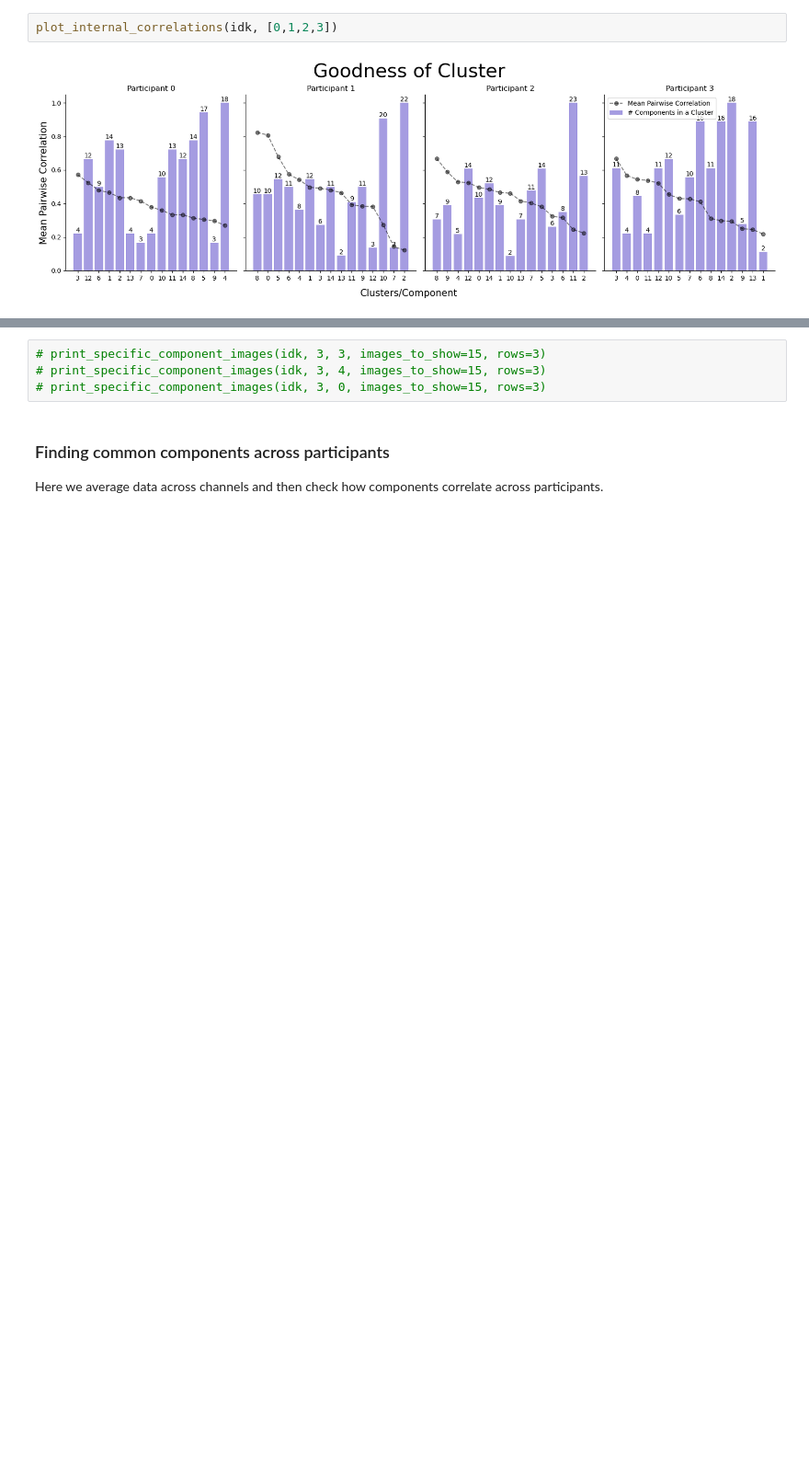
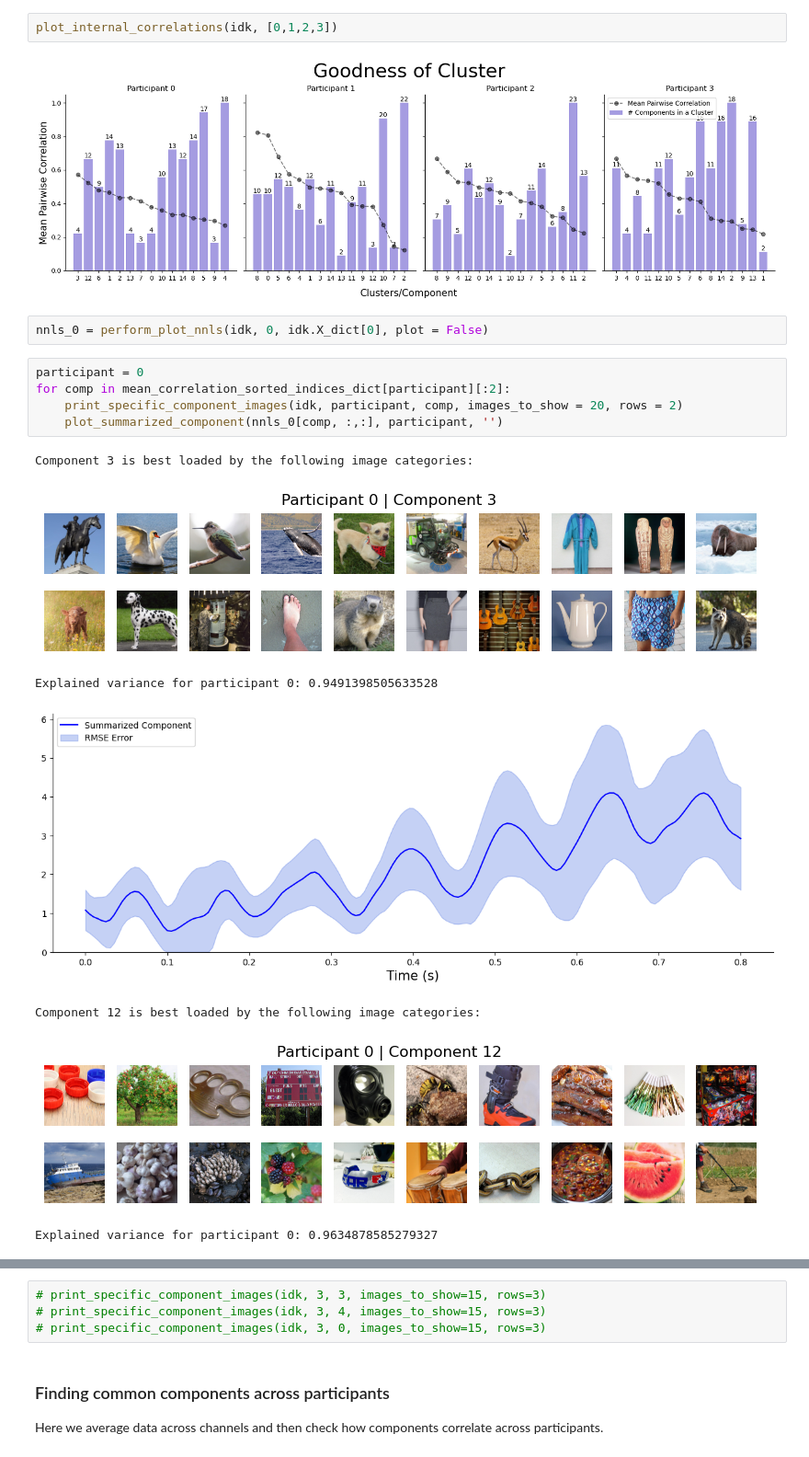
Before and after one commit to AtharvSuryawanshi/Neural-Representations-using-Things-Database, a Jupyter notebook: notebooks/NMF_meg10.ipynb, the cells around one changed output, grey strips where cells are left out. Shown at 92% size. Cells and saved outputs as stored; diff of their text form; blank space fills up the shorter version.

```diff
--- a/notebooks/NMF_meg10.ipynb
+++ b/notebooks/NMF_meg10.ipynb
@@ -697,3 +932,18 @@ Store matrices in pickle
 plot_internal_correlations(idk, [0,1,2,3])
 # %% [output]
 [figure]
+# %%
+nnls_0 = perform_plot_nnls(idk, 0, idk.X_dict[0], plot = False)
+# %%
+participant = 0
+for comp in mean_correlation_sorted_indices_dict[participant][:2]:
+    print_specific_component_images(idk, participant, comp, images_to_show = 20, rows = 2)
+    plot_summarized_component(nnls_0[comp, :,:], participant, '')
+# %% [output]
+Component 3 is best loaded by the following image categories:
+[figure, added]
+Explained variance for participant 0: 0.9491398505633528
+[figure, added]
+Component 12 is best loaded by the following image categories:
+[figure, added]
+Explained variance for participant 0: 0.9634878585279327
```
Also changed, not shown: parts of 17 cells of this notebook, 1 other file.
